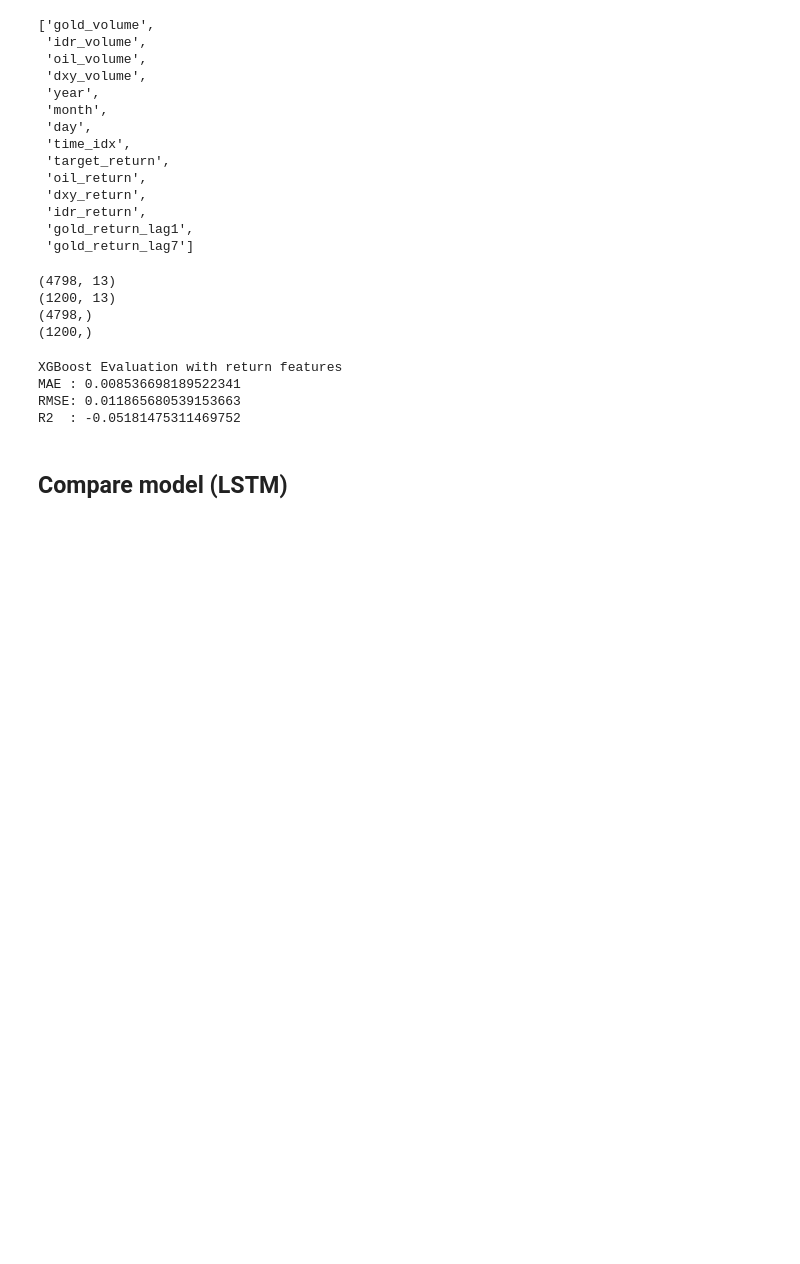
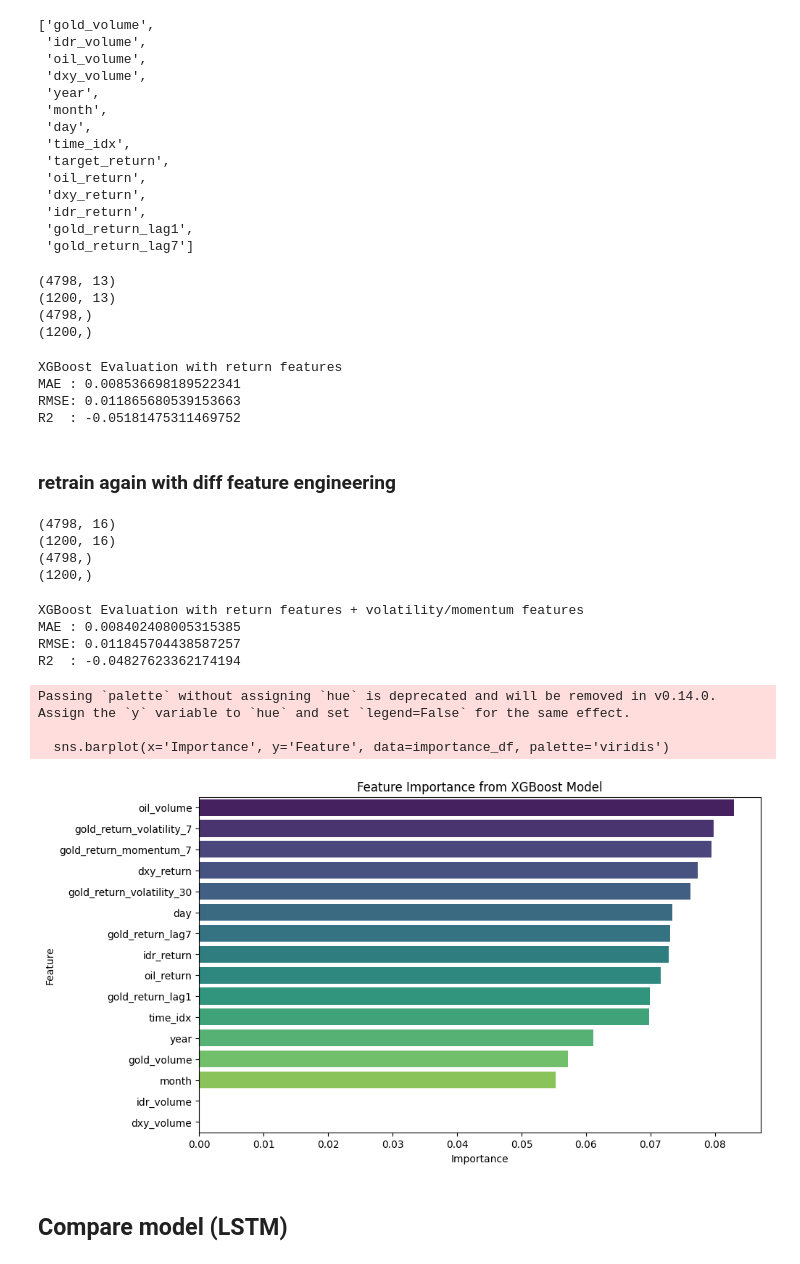
Before and after one commit to HaikalFrds/Basic-Gold-Market-Forecasting-System, a Jupyter notebook: notebooks/main_daily.ipynb, the cells around one changed output. Saved outputs shown, nothing was run; the diff lists cells and outputs as text; code cells hidden in the pictures; blank space fills up the shorter version.

Commit message:
retrain XGBoost with more features engineering

```diff
--- a/notebooks/main_daily.ipynb
+++ b/notebooks/main_daily.ipynb
@@ -521,3 +521,5 @@ XGBoost Evaluation with return features
 MAE : 0.008536698189522341
 RMSE: 0.011865680539153663
 R2  : -0.05181475311469752
+# %% [markdown]
+### retrain again with diff feature engineering
@@ -524,2 +546,71 @@ R2  : -0.05181475311469752
+# %%
+# variabel X dan y
+X_xgb = df_final_xgb.drop(columns=['target_return'])
+y_xgb = df_final_xgb['target_return']
+
+# split
+test_size = 0.2
+split_index = int(len(df_final_xgb) * (1 - test_size))
+
+X_train_xgb = X_xgb.iloc[:split_index]
+X_test_xgb = X_xgb.iloc[split_index:]
+y_train_xgb = y_xgb.iloc[:split_index]
+y_test_xgb = y_xgb.iloc[split_index:]
+
+print(X_train_xgb.shape)
+print(X_test_xgb.shape)
+print(y_train_xgb.shape)
+print(y_test_xgb.shape)
+# %% [output]
+(4798, 16)
+(1200, 16)
+(4798,)
+(1200,)
+# %%
+xgb_model = xgb.XGBRegressor(
+    n_estimators=200,
+    learning_rate=0.05,
+    max_depth=5,
+    subsample=0.8,
+    colsample_bytree=0.8,
+    eval_metric='rmse',
+    )
+
+# training
+xgb_model.fit(X_train_xgb, y_train_xgb)
+
+# prediksi
+y_pred_xgb = xgb_model.predict(X_test_xgb)
+# %%
+mae = mean_absolute_error(y_test_xgb, y_pred_xgb)
+mse = mean_squared_error(y_test_xgb, y_pred_xgb)
+rmse = mse ** 0.5
+r2 = r2_score(y_test_xgb, y_pred_xgb)
+
+print("XGBoost Evaluation with return features + volatility/momentum features")
+print("MAE :", mae)
+print("RMSE:", rmse)
+print("R2  :", r2)
+# %% [output]
+XGBoost Evaluation with return features + volatility/momentum features
+MAE : 0.008402408005315385
+RMSE: 0.011845704438587257
+R2  : -0.04827623362174194
+# %%
+importances = xgb_model.feature_importances_
+importance_df = pd.DataFrame({
+    'Feature': X_xgb.columns,
+    'Importance': importances
+}).sort_values(by='Importance', ascending=False)
+
+plt.figure(figsize=(10, 6))
+sns.barplot(x='Importance', y='Feature', data=importance_df, palette='viridis')
+plt.title('Feature Importance from XGBoost Model')
+plt.show()
+# %% [output]
+Passing `palette` without assigning `hue` is deprecated and will be removed in v0.14.0. Assign the `y` variable to `hue` and set `legend=False` for the same effect.
+
+  sns.barplot(x='Importance', y='Feature', data=importance_df, palette='viridis')
+[figure, added]
 # %% [markdown]
 ## Compare model (LSTM)
```
Also changed, not shown: parts of 1 cell of this notebook.
